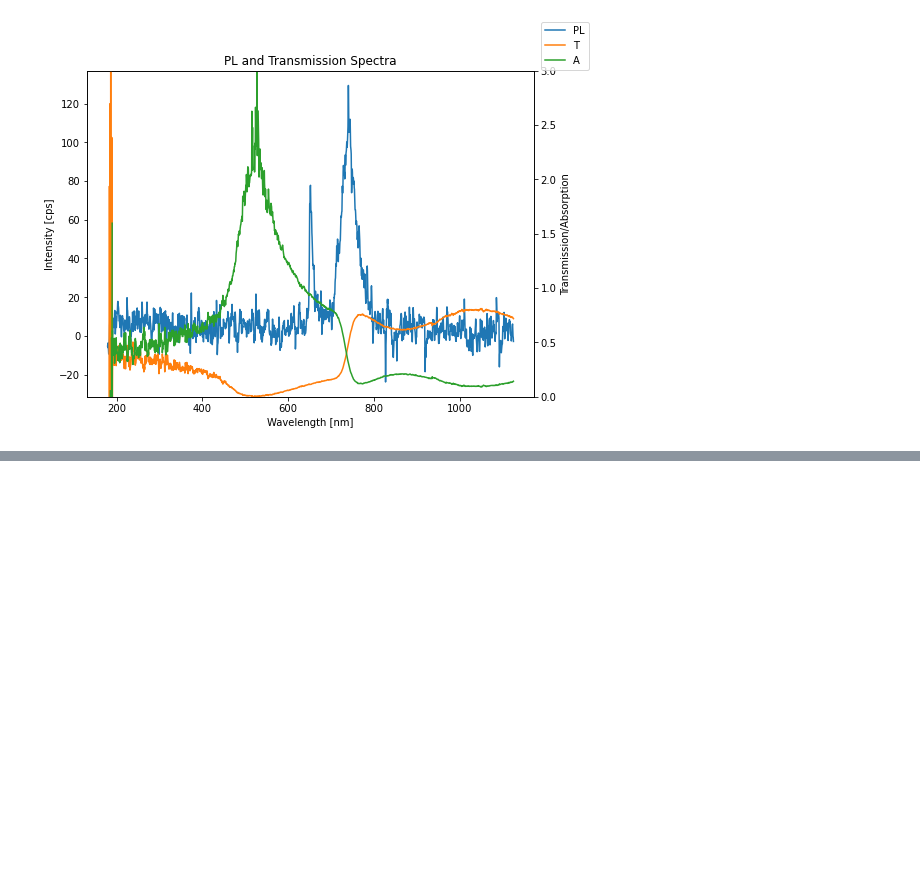
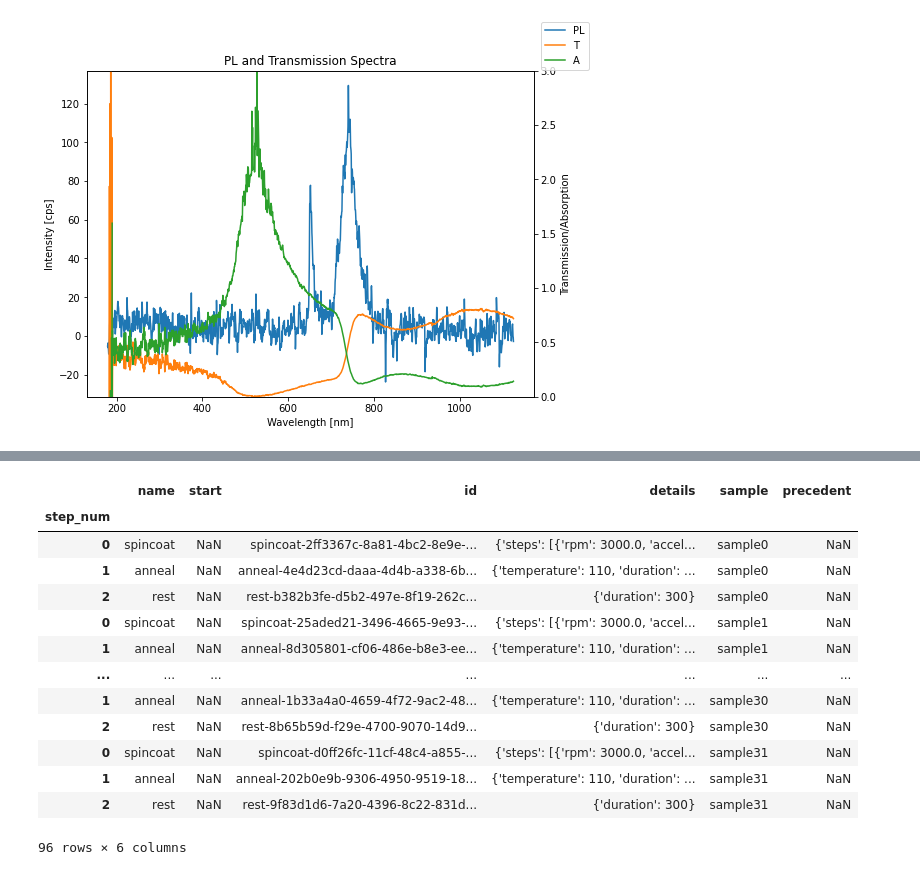
Before and after one commit to fenning-research-group/PASCAL_TrainView, a Jupyter notebook: analysis.ipynb, the cells around one changed output, grey strips where cells are left out. Saved outputs shown, nothing was run; the diff lists cells and outputs as text; code cells hidden in the pictures; blank space fills up the shorter version.

Commit message:
parse worklist json

```diff
--- a/analysis.ipynb
+++ b/analysis.ipynb
@@ -241,3 +239,24 @@ sampledfs['htl']
 | 29 | 29 | sample29 | Tray2 | F5 | ITO | [{"name": "spincoat", "start": Na... | -5 | ... |
 | 30 | 30 | sample30 | Tray2 | G1 | ITO | [{"name": "spincoat", "start": Na... | -5 | ... |
 | 31 | 31 | sample31 | Tray2 | G2 | ITO | [{"name": "spincoat", "start": Na... | -5 | ... |
+# %%
+# parse worklist json
+worklist = pd.concat([pd.read_json(x) for x in sampledfs['htl']['worklist']])
+worklist.index = worklist.index.rename('step_num')
+
+worklist
+# %% [output]
+|  | name | start | id | details | sample | precedent |
+| step_num |  |  |  |  |  |  |
+| 0 | spincoat | NaN | spincoat-2ff3367c-8a81-4bc2-8e9e-... | {'steps': [{'rpm': 3000.0, 'accel... | sample0 | NaN |
+| 1 | anneal | NaN | anneal-4e4d23cd-daaa-4d4b-a338-6b... | {'temperature': 110, 'duration': ... | sample0 | NaN |
+| 2 | rest | NaN | rest-b382b3fe-d5b2-497e-8f19-262c... | {'duration': 300} | sample0 | NaN |
+| 0 | spincoat | NaN | spincoat-25aded21-3496-4665-9e93-... | {'steps': [{'rpm': 3000.0, 'accel... | sample1 | NaN |
+| 1 | anneal | NaN | anneal-8d305801-cf06-486e-b8e3-ee... | {'temperature': 110, 'duration': ... | sample1 | NaN |
+| ... | ... | ... | ... | ... | ... | ... |
+| 1 | anneal | NaN | anneal-1b33a4a0-4659-4f72-9ac2-48... | {'temperature': 110, 'duration': ... | sample30 | NaN |
+| 2 | rest | NaN | rest-8b65b59d-f29e-4700-9070-14d9... | {'duration': 300} | sample30 | NaN |
+| 0 | spincoat | NaN | spincoat-d0ff26fc-11cf-48c4-a855-... | {'steps': [{'rpm': 3000.0, 'accel... | sample31 | NaN |
+| 1 | anneal | NaN | anneal-202b0e9b-9306-4950-9519-18... | {'temperature': 110, 'duration': ... | sample31 | NaN |
+| 2 | rest | NaN | rest-9f83d1d6-7a20-4396-8c22-831d... | {'duration': 300} | sample31 | NaN |
+96 rows × 6 columns
```
Also changed, not shown: parts of 1 cell of this notebook.
